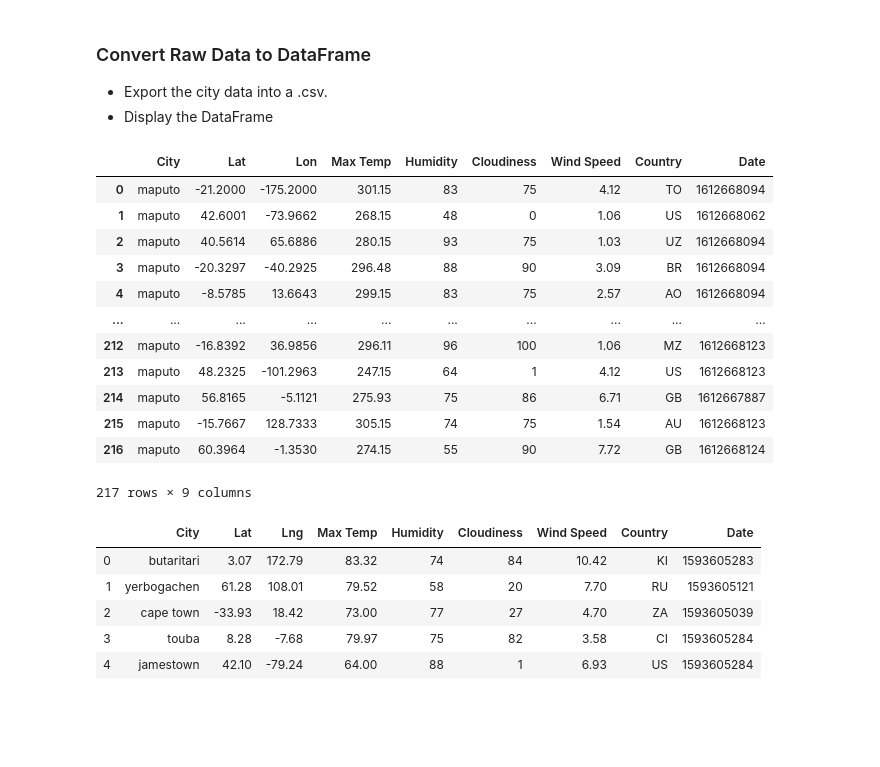
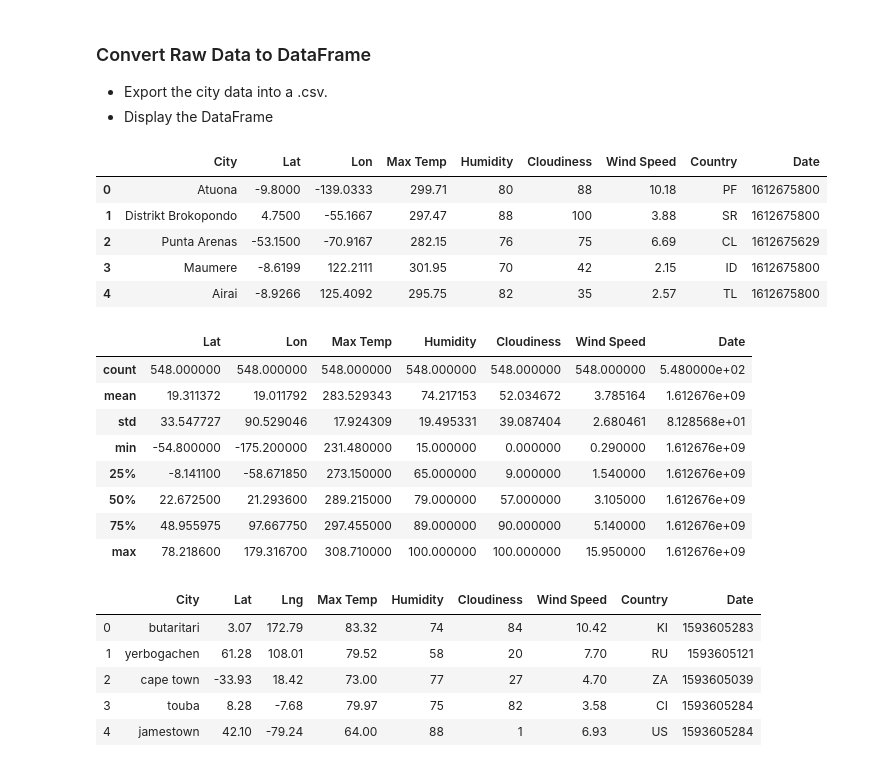
Before and after one commit to g8r1fl/python-api-challenge, a Jupyter notebook: WeatherPy/WeatherPy-Copy1.ipynb, the cells around one changed output. Drawn from its saved outputs; the diff is of its cells as text; code cells hidden in the pictures; blank space fills up the shorter version.

```diff
--- a/WeatherPy/WeatherPy-Copy1.ipynb
+++ b/WeatherPy/WeatherPy-Copy1.ipynb
@@ -96,7 +96,7 @@ cloud = []
 wind_speed = []
 country = []
 date = []
-city = []
+city_name = []
 count = 1
 sets = 1
 print('Beginning Data Retrieval')
@@ -120,7 +120,7 @@ for city in cities:
         wind_speed.append(response['wind']['speed'])
         country.append(response['sys']['country'])
         date.append(response['dt'])
-        city.append(response['name'])
+        city_name.append(response['name'])
 
 
     # Handle exceptions for a city that is not available in the API
@@ -185,23 +184,28 @@ Data Retrieval Complete
 * Export the city data into a .csv.
 * Display the DataFrame
 # %%
-df = pd.DataFrame({'City': city, 'Lat': lat, 'Lon': lng, 'Max Temp': max_temp, 'Humidity': humid, 'Cloudiness': cloud,'Wind Speed': wind_speed, 'Country': country, 'Date': date})
+df = pd.DataFrame({'City': city_name, 'Lat': lat, 'Lon': lng, 'Max Temp': max_temp, 'Humidity': humid, 'Cloudiness': cloud,'Wind Speed': wind_speed, 'Country': country, 'Date': date})
 
-df
+df.head()
 # %% [output]
 |  | City | Lat | Lon | Max Temp | Humidity | Cloudiness | Wind Speed | Country | Date |
-| 0 | maputo | -21.2000 | -175.2000 | 301.15 | 83 | 75 | 4.12 | TO | 1612668094 |
-| 1 | maputo | 42.6001 | -73.9662 | 268.15 | 48 | 0 | 1.06 | US | 1612668062 |
-| 2 | maputo | 40.5614 | 65.6886 | 280.15 | 93 | 75 | 1.03 | UZ | 1612668094 |
-| 3 | maputo | -20.3297 | -40.2925 | 296.48 | 88 | 90 | 3.09 | BR | 1612668094 |
-| 4 | maputo | -8.5785 | 13.6643 | 299.15 | 83 | 75 | 2.57 | AO | 1612668094 |
-| ... | ... | ... | ... | ... | ... | ... | ... | ... | ... |
-| 212 | maputo | -16.8392 | 36.9856 | 296.11 | 96 | 100 | 1.06 | MZ | 1612668123 |
-| 213 | maputo | 48.2325 | -101.2963 | 247.15 | 64 | 1 | 4.12 | US | 1612668123 |
-| 214 | maputo | 56.8165 | -5.1121 | 275.93 | 75 | 86 | 6.71 | GB | 1612667887 |
-| 215 | maputo | -15.7667 | 128.7333 | 305.15 | 74 | 75 | 1.54 | AU | 1612668123 |
-| 216 | maputo | 60.3964 | -1.3530 | 274.15 | 55 | 90 | 7.72 | GB | 1612668124 |
+| 0 | Atuona | -9.8000 | -139.0333 | 299.71 | 80 | 88 | 10.18 | PF | 1612675800 |
+| 1 | Distrikt Brokopondo | 4.7500 | -55.1667 | 297.47 | 88 | 100 | 3.88 | SR | 1612675800 |
+| 2 | Punta Arenas | -53.1500 | -70.9167 | 282.15 | 76 | 75 | 6.69 | CL | 1612675629 |
+| 3 | Maumere | -8.6199 | 122.2111 | 301.95 | 70 | 42 | 2.15 | ID | 1612675800 |
+| 4 | Airai | -8.9266 | 125.4092 | 295.75 | 82 | 35 | 2.57 | TL | 1612675800 |
-217 rows × 9 columns
+# %%
+df.describe()
+# %% [output]
+|  | Lat | Lon | Max Temp | Humidity | Cloudiness | Wind Speed | Date |
+| count | 548.000000 | 548.000000 | 548.000000 | 548.000000 | 548.000000 | 548.000000 | 5.480000e+02 |
+| mean | 19.311372 | 19.011792 | 283.529343 | 74.217153 | 52.034672 | 3.785164 | 1.612676e+09 |
+| std | 33.547727 | 90.529046 | 17.924309 | 19.495331 | 39.087404 | 2.680461 | 8.128568e+01 |
+| min | -54.800000 | -175.200000 | 231.480000 | 15.000000 | 0.000000 | 0.290000 | 1.612676e+09 |
+| 25% | -8.141100 | -58.671850 | 273.150000 | 65.000000 | 9.000000 | 1.540000 | 1.612676e+09 |
+| 50% | 22.672500 | 21.293600 | 289.215000 | 79.000000 | 57.000000 | 3.105000 | 1.612676e+09 |
+| 75% | 48.955975 | 97.667750 | 297.455000 | 89.000000 | 90.000000 | 5.140000 | 1.612676e+09 |
+| max | 78.218600 | 179.316700 | 308.710000 | 100.000000 | 100.000000 | 15.950000 | 1.612676e+09 |
 # %%
 # %% [output]
 |  | City | Lat | Lng | Max Temp | Humidity | Cloudiness | Wind Speed | Country | Date |
```
Also changed, not shown: parts of 8 cells of this notebook.
